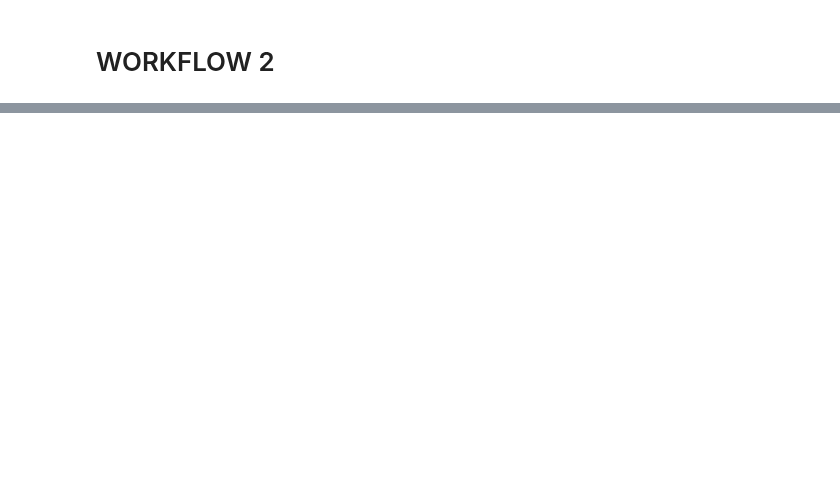
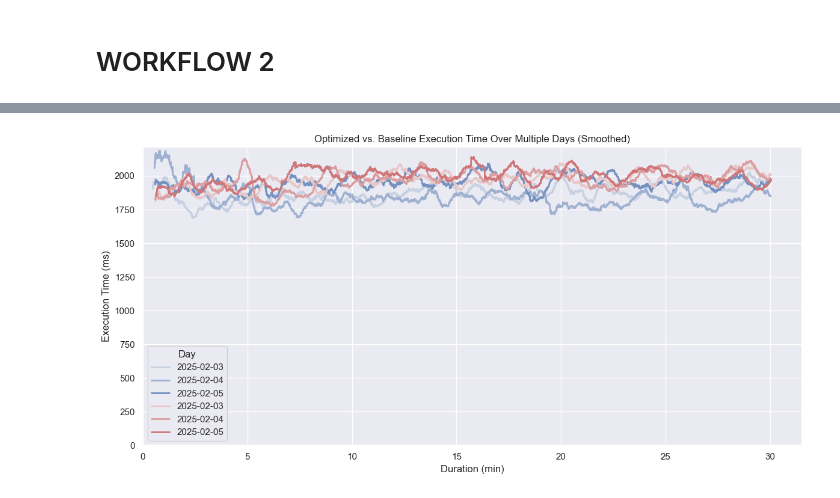
Before and after one commit to nilshoeller/minos, a Jupyter notebook: jupyter/workflow-2.ipynb, the cells around one changed output, grey strips where cells are left out. Cells and saved outputs as stored; diff of their text form; code cells hidden in the pictures; blank space fills up the shorter version.

```diff
--- a/jupyter/workflow-2.ipynb
+++ b/jupyter/workflow-2.ipynb
@@ -82,15 +123,24 @@ plt.savefig(plot_filename)
 # SHOW PLOT
 plt.show()
 # %%
-# BASELINE GRAPH
-sns.set_theme(style="darkgrid")
-palette = sns.color_palette("deep")
+# BASELINE EXECUTIONS
+sns.set_theme(style=theme_style)
+# palette = sns.color_palette("YlOrBr", n_colors=df_all_days_optimized["day"].nunique())
+num_days = df_all_days_optimized["day"].nunique()
+palette = sns.color_palette("light:r", n_colors=num_days+2)[1:-1]
 
 # Create the plot
 plt.figure(figsize=(12, 6))
 
 # Plot execution time for different days
-sns.lineplot(data=df_all_days_optimized, x='duration_minutes', y='smoothed_execution_time', hue='day', lw=2, palette="tab10")
+sns.lineplot(
+    data=df_all_days_optimized,
+    x='duration_minutes',
+    y='smoothed_execution_time',
+    hue='day',
+    lw=2,
+    palette=palette
+)
 
 # Add labels and title
 plt.xlabel('Duration (min)')
@@ -108,63 +158,61 @@ plt.legend(title="Day")
 plt.tight_layout()
 
 # SAVE PLOT
-plot_filename = os.path.join(folder_to_save, "smoothed-baseline-execution-time-multiple-days")
+plot_filename = os.path.join(folder_to_save, "execution-times-baseline.pdf")
 plt.savefig(plot_filename)
 # SHOW PLOT
 plt.show()
 # %%
-# same color per function
+# BASELINE AND OPTIMIZED EXECUTIONS IN ONE GRAPH
+sns.set_theme(style=theme_style)
+num_days = df_all_days_optimized["day"].nunique()
 
-sns.set_theme(style="darkgrid")
+# Define color palettes
+optimized_palette = sns.color_palette("light:b", n_colors=num_days+2)[1:-1]
+baseline_palette = sns.color_palette("light:r", n_colors=num_days+2)[1:-1]
 
-# Add function type before merging
-df_all_days_optimized["function"] = "optimized"
-df_all_days_baseline["function"] = "baseline"
-
-# Merge both DataFrames
-df_all_days = pd.concat([df_all_days_optimized, df_all_days_baseline], ignore_index=True)
-
-# Define color for optimized and baseline
-optimized_color = sns.color_palette("Blues", n_colors=1)[0]  # Main blue shade
-baseline_color = sns.color_palette("Oranges", n_colors=1)[0]  # Main orange shade
-
-# Create the plot
 plt.figure(figsize=(12, 6))
 
-# Plot execution times with the same colors for optimized and baseline
-for i, day in enumerate(df_all_days['day'].unique()):
-    # Optimized function in slight shades of blue
-    sns.lineplot(
-        data=df_all_days[(df_all_days['day'] == day) & (df_all_days['function'] == "optimized")],
-        x='duration_minutes', y='smoothed_execution_time',
-        color=optimized_color, label=f'O - {day}' if i == 0 else "", lw=2
-    )
+# Plot optimized execution times
+optimized_lines = sns.lineplot(
+    data=df_all_days_optimized,
+    x='duration_minutes',
+    y='smoothed_execution_time',
+    hue='day',
+    lw=2,
+    palette=optimized_palette
+)
 
-    # Baseline function in slight shades of orange
-    sns.lineplot(
-        data=df_all_days[(df_all_days['day'] == day) & (df_all_days['function'] == "baseline")],
-        x='duration_minutes', y='smoothed_execution_time',
-        color=baseline_color, label=f'B - {day}' if i == 0 else "", lw=2
-    )
+# Plot baseline execution times
+baseline_lines = sns.lineplot(
+    data=df_all_days_baseline,
+    x='duration_minutes',
+    y='smoothed_execution_time',
+    hue='day',
+    lw=2,
+    palette=baseline_palette
+)
 
-# Add labels and title
+# Labels and title
 plt.xlabel('Duration (min)')
 plt.ylabel('Execution Time (ms)')
-plt.title('Comparison of Optimized vs Baseline Function Execution Times (Smoothed)')
+plt.title('Optimized vs. Baseline Execution Time Over Multiple Days (Smoothed)')
 
 # Set x-axis and y-axis to start at 0
 plt.xlim(left=0)
 plt.ylim(bottom=0)
 
 # Add a legend
-plt.legend(title="Function & Day")
+plt.legend(title="Day")
 
 # Shrink layout
 plt.tight_layout()
 
 # SAVE PLOT
-plot_filename = os.path.join(folder_to_save, "execution-times-rolling-avg-overlay.pdf")
+plot_filename = os.path.join(folder_to_save, "execution-times-optimized-and-baseline.pdf")
 plt.savefig(plot_filename)
 
 # SHOW PLOT
 plt.show()
+# %% [output]
+[figure, added]
```
Also changed, not shown: parts of 16 cells of this notebook, 10 other files.
